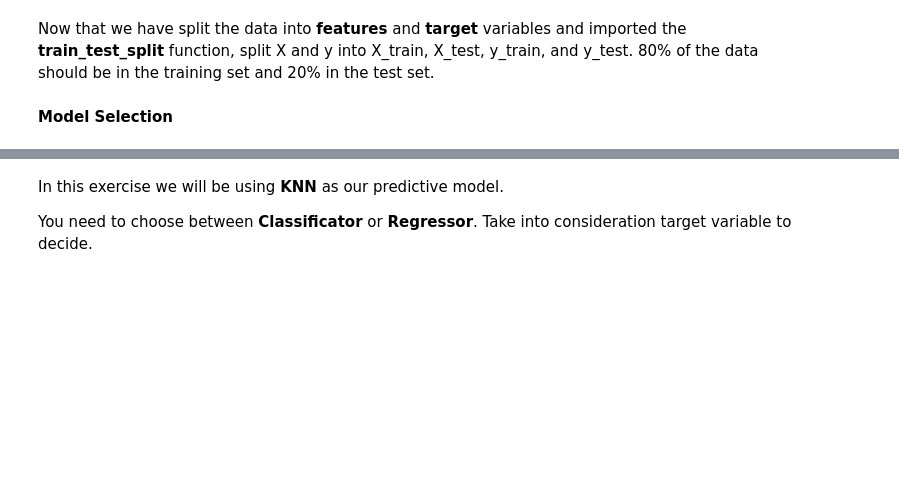
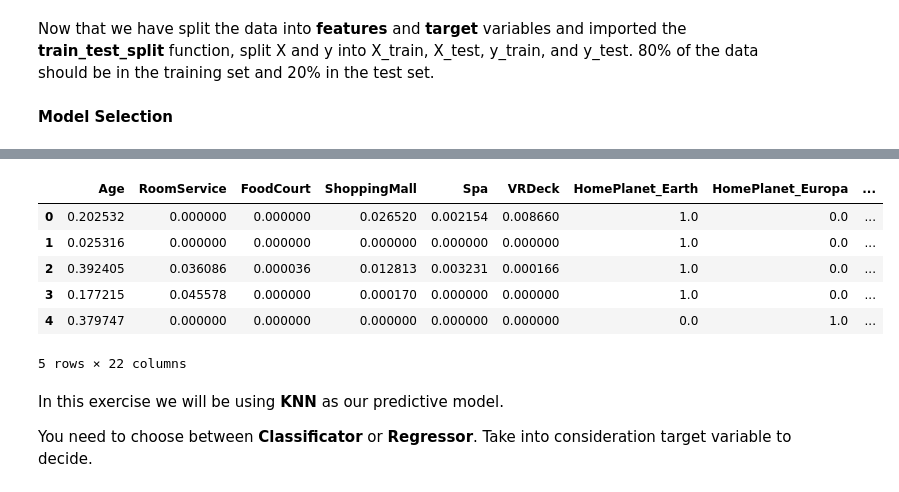
Before and after one commit to JavierRodriguezdeCea/lab-intro-to-ml, a Jupyter notebook: lab-intro_to_ml.ipynb, the cells around one changed output, grey strips where cells are left out. Cells and saved outputs as stored; diff of their text form; code cells hidden in the pictures; blank space fills up the shorter version.

```diff
--- a/lab-intro_to_ml.ipynb
+++ b/lab-intro_to_ml.ipynb
@@ -151,3 +191,14 @@ Now that we have split the data into **features** and **target** variables and i
+# %%
+X_test_norm = pd.DataFrame(X_test_norm, columns = X_test.columns)
+X_test_norm.head()
+# %% [output]
+|  | Age | RoomService | FoodCourt | ShoppingMall | Spa | VRDeck | HomePlanet_Earth | HomePlanet_Europa | ... |
+| 0 | 0.202532 | 0.000000 | 0.000000 | 0.026520 | 0.002154 | 0.008660 | 1.0 | 0.0 | ... |
+| 1 | 0.025316 | 0.000000 | 0.000000 | 0.000000 | 0.000000 | 0.000000 | 1.0 | 0.0 | ... |
+| 2 | 0.392405 | 0.036086 | 0.000036 | 0.012813 | 0.003231 | 0.000166 | 1.0 | 0.0 | ... |
+| 3 | 0.177215 | 0.045578 | 0.000000 | 0.000170 | 0.000000 | 0.000000 | 1.0 | 0.0 | ... |
+| 4 | 0.379747 | 0.000000 | 0.000000 | 0.000000 | 0.000000 | 0.000000 | 0.0 | 1.0 | ... |
+5 rows × 22 columns
 # %% [markdown]
 In this exercise we will be using **KNN** as our predictive model.
 
```
Also changed, not shown: parts of 8 cells of this notebook.
